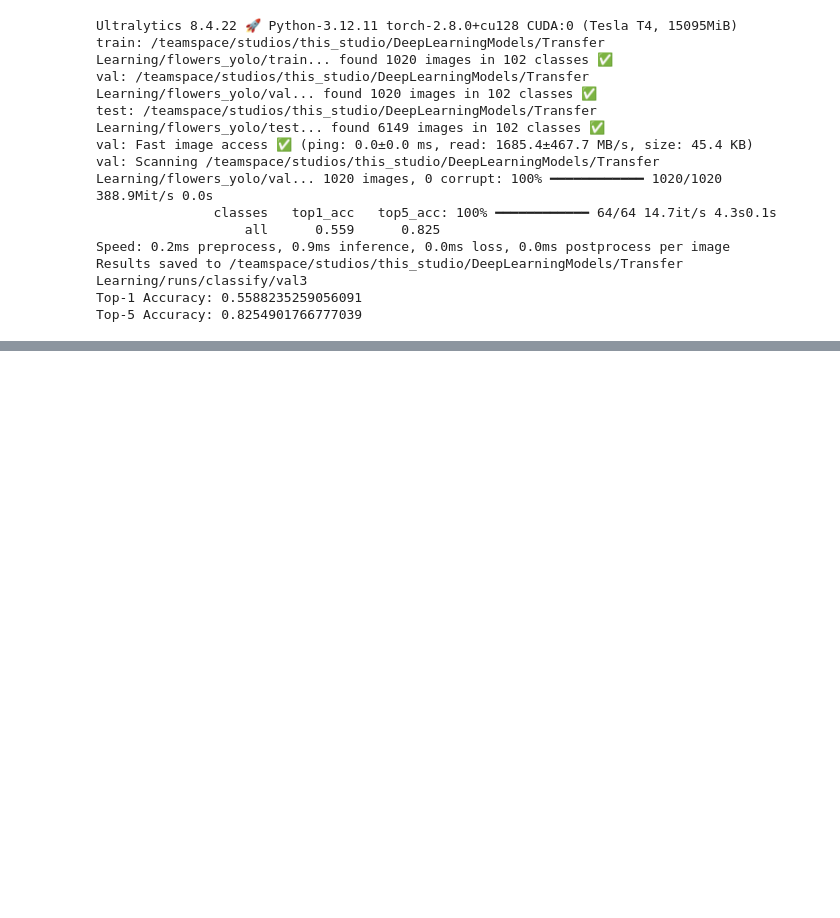
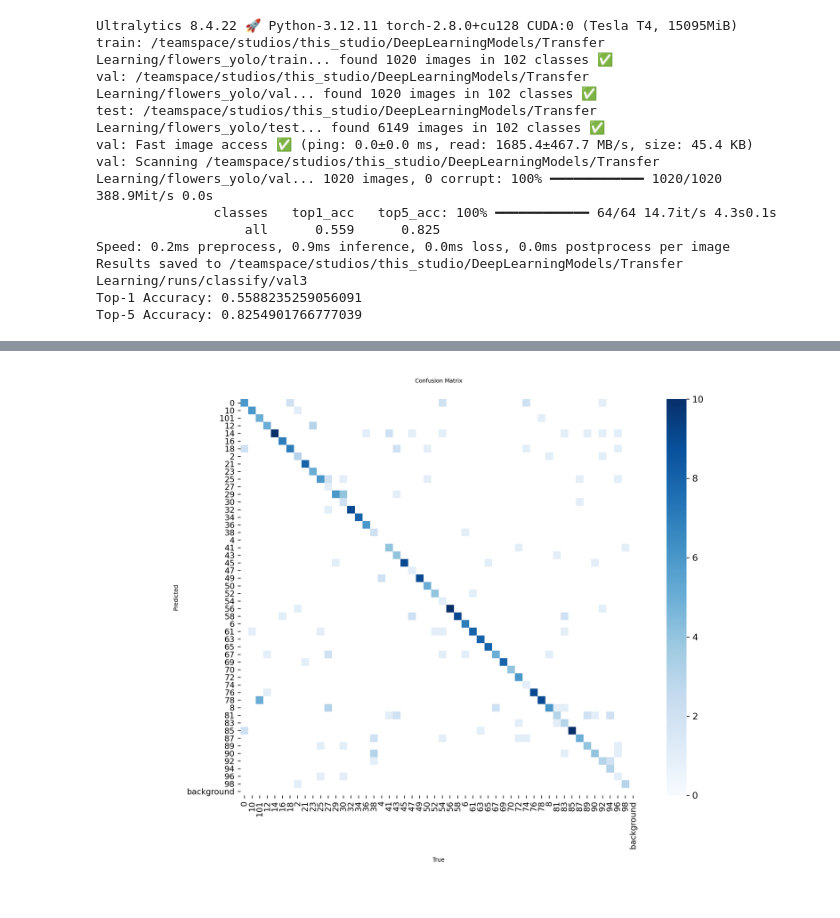
Before and after one commit to vikas-gp/DeepLearningModels, a Jupyter notebook: Transfer Learning/model_3.ipynb, the cells around one changed output, grey strips where cells are left out. Drawn from its saved outputs; the diff is of its cells as text; code cells hidden in the pictures; blank space fills up the shorter version.

```diff
--- a/Transfer Learning/model_3.ipynb
+++ b/Transfer Learning/model_3.ipynb
@@ -131,0 +140,4 @@ Top-5 Accuracy: 0.8254901766777039
+# %%
+display(Image(filename="runs/classify/train6/confusion_matrix.png"))
+# %% [output]
+[figure, added]
```
Also changed, not shown: parts of 2 cells of this notebook.
